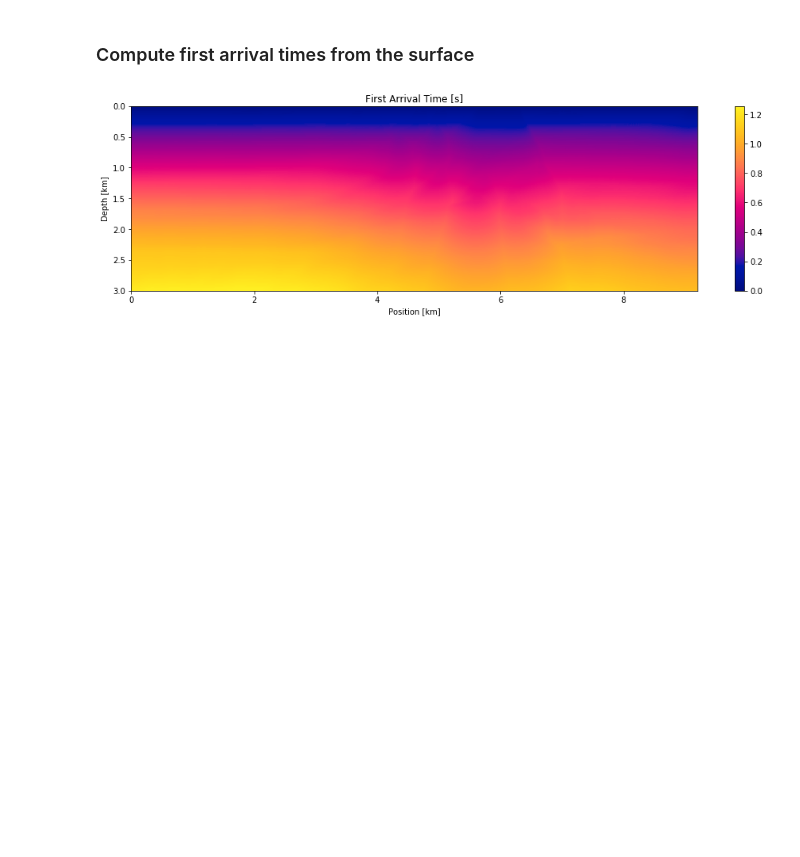
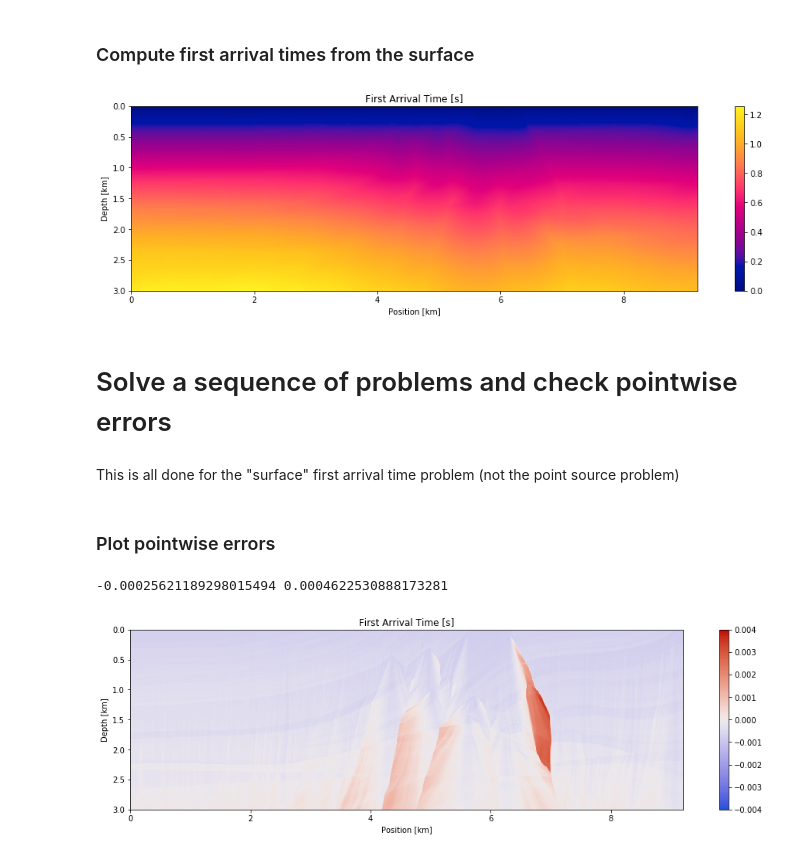
Before and after one commit to sampotter/olim-plots, a Jupyter notebook: marmousi.ipynb, the cells around one changed output. Cells and saved outputs as stored; diff of their text form; code cells hidden in the pictures; blank space fills up the shorter version.

```diff
--- a/marmousi.ipynb
+++ b/marmousi.ipynb
@@ -45,11 +47,11 @@ Fs = [F]
 
 print('- upsampling')
 for l in range(bigger_levels):
-    Fs.append(skimage.transform.rescale(Fs[-1], 2, mode='constant', multichannel=False))
+    Fs.append(rescale(Fs[-1], 2, mode='constant', multichannel=False))
 Fs = list(reversed(Fs))
 print('- downsampling')
 for l in range(smaller_levels):
-    Fs.append(skimage.transform.rescale(Fs[-1], 0.5, mode='constant', multichannel=False))
+    Fs.append(rescale(Fs[-1], 0.5, mode='constant', multichannel=False))
 Fs = list(reversed(Fs))
 # %%
 levels = len(Fs)
@@ -125,3 +127,7 @@ fig.colorbar(im, ax=ax)
 fig.tight_layout()
 # %% [output]
 [figure]
+# %% [markdown]
+# Solve a sequence of problems and check pointwise errors
+# %% [markdown]
+This is all done for the "surface" first arrival time problem (not the point source problem)
@@ -127,0 +184,10 @@ fig.tight_layout()
+# %%
+l0, l1 = 3, 4
+vmax, vmin = 0.004, -0.004 # Set same colorbar range for each
+# %% [markdown]
+### Plot pointwise errors
+# %%
+plot_error(l0, l1, pyolim.Neighborhood.OLIM4, pyolim.Quadrature.RHR, vmax=vmax, vmin=vmin)
+# %% [output]
+-0.00025621189298015494 0.0004622530888173281
+[figure, added]
```
Also changed, not shown: parts of 18 cells of this notebook.
